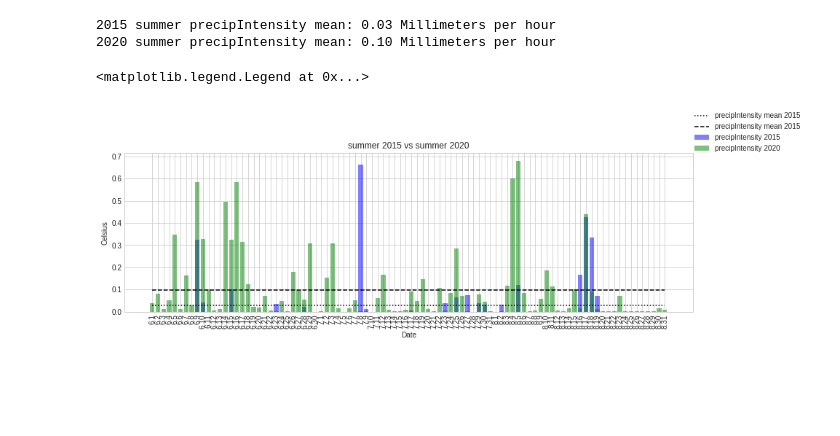
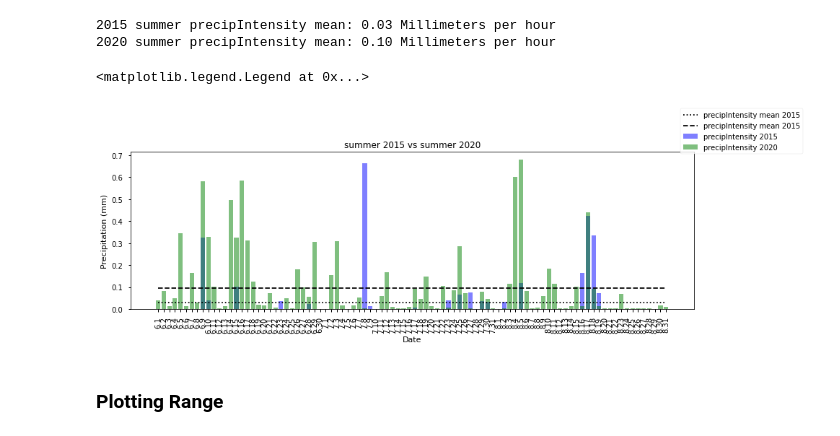
Before and after one commit to xngst/Budapest_idojaras_2000-2020, a Jupyter notebook: Ipython Notebook/Budapest Időjárás 2000-2020 elemzés.ipynb, the cells around one changed output. Saved outputs shown, nothing was run; the diff lists cells and outputs as text; code cells hidden in the pictures; blank space fills up the shorter version.

```diff
--- a/Ipython Notebook/Budapest Időjárás 2000-2020 elemzés.ipynb
+++ b/Ipython Notebook/Budapest Időjárás 2000-2020 elemzés.ipynb
@@ -208,7 +208,7 @@ f"mean: {windSpeed_mean:.2f}"
 ## Plotting data
 # %%
 import matplotlib.pyplot as plt
-plt.style.use('seaborn-whitegrid')
+plt.style.use('seaborn-notebook')
 
 %matplotlib
 %matplotlib inline
@@ -369,8 +369,8 @@ print(f"{year2} count of null values: {year2_tl_null_values}")
 2015 count of null values: 0
 2020 count of null values: 0
 # %%
-year_1_precipIntensity_mean = year_1["precipIntensity"].mean()
-year_2_precipIntensity_mean = year_2["precipIntensity"].mean()
+year_1_precipIntensity_mean = year_1_df["precipIntensity"].mean()
+year_2_precipIntensity_mean = year_2_df["precipIntensity"].mean()
 
 print(f"{year1} summer precipIntensity mean: {year_1_precipIntensity_mean:.2f} Millimeters per hour")
 print(f"{year2} summer precipIntensity mean: {year_2_precipIntensity_mean:.2f} Millimeters per hour")
@@ -387,32 +387,34 @@ ax.bar(year_1_df["month_day"],
        alpha=0.5
        )
 
 ax.bar(year_2_df["month_day"],
        year_2_df["precipIntensity"],
        color='green',
        label=f'precipIntensity {year2}',
        alpha=0.5
        )
 
 ax.plot([year_1_precipIntensity_mean] * len(year_1_df),
         ":",
         color='black',
         label=f'precipIntensity mean {year1}'
        )
 
 ax.plot([year_2_precipIntensity_mean] * len(year_2_df),
         "--",
         color='black',
         label=f'precipIntensity mean {year1}'
        )
 
 ax.tick_params(axis='x',rotation=90)
 
 ax.set(title=f"summer {year1} vs summer {year2}",
        xlabel='Date',
-       ylabel='Celsius')
+       ylabel='Precipitation (mm)')
 
 ax.legend(bbox_to_anchor=(1.2, 1.3))
 # %% [output]
 <matplotlib.legend.Legend at 0x...>
-[figure, old version]
+[figure, new version]
+# %% [markdown]
+### Plotting Range
```
Also changed, not shown: parts of 16 cells of this notebook, 7 other files.
